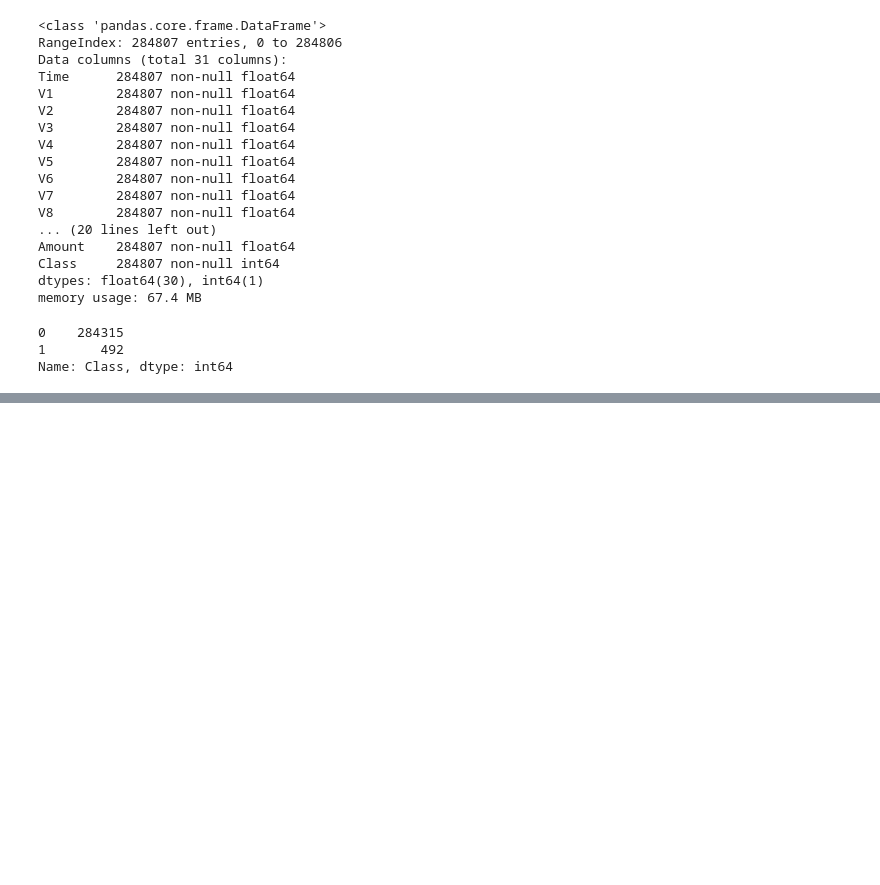
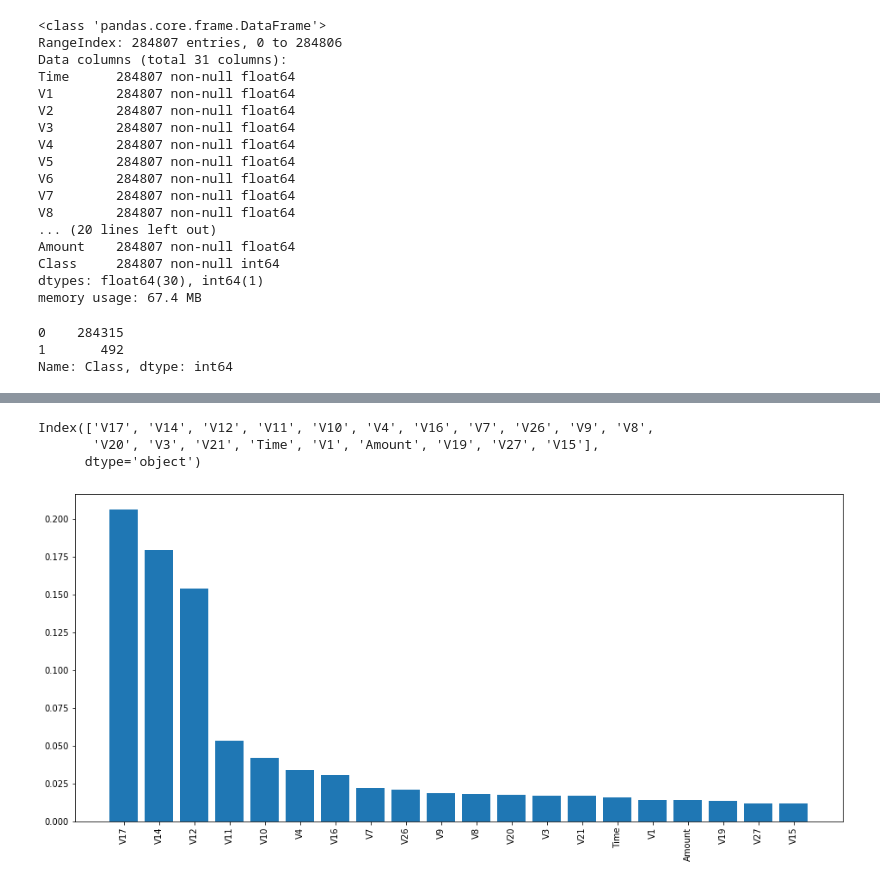
Before and after one commit to rogerzadi/Fraud_Detection_credit_card, a Jupyter notebook: Fraud_Detection.ipynb, the cells around one changed output, grey strips where cells are left out. Drawn from its saved outputs; the diff is of its cells as text; code cells hidden in the pictures; blank space fills up the shorter version.

```diff
--- a/Fraud_Detection.ipynb
+++ b/Fraud_Detection.ipynb
@@ -40,0 +84,4 @@ Name: Class, dtype: int64
+# %%
+X_train2, X_test2, y_train2, y_test2=train_test_split(X, y, test_size=0.2)
+rf2=RFC()
+rf2.fit(X_train2, y_train2)
@@ -40,0 +96,10 @@ Name: Class, dtype: int64
+# %%
+feats = {}
+for feature, importance in zip(X_train2.columns, rf2.feature_importances_):
+    feats[feature] = importance
+
+importances = pd.DataFrame.from_dict(feats, orient="index").rename(
+    columns={0: "importance"}
+)
+imp = importances.sort_values(by="importance", ascending=False)[:20]
+imp
@@ -40,0 +124,10 @@ Name: Class, dtype: int64
+# %%
+plt.figure(1, figsize=(16, 7))
+plt.bar(imp.index, imp["importance"])
+plt.xticks(imp.index, rotation=90)
+print(imp.index)
+# %% [output]
+Index(['V17', 'V14', 'V12', 'V11', 'V10', 'V4', 'V16', 'V7', 'V26', 'V9', 'V8',
+       'V20', 'V3', 'V21', 'Time', 'V1', 'Amount', 'V19', 'V27', 'V15'],
+      dtype='object')
+[figure, added]
```
Also changed, not shown: parts of 9 cells of this notebook, 1 other file.
